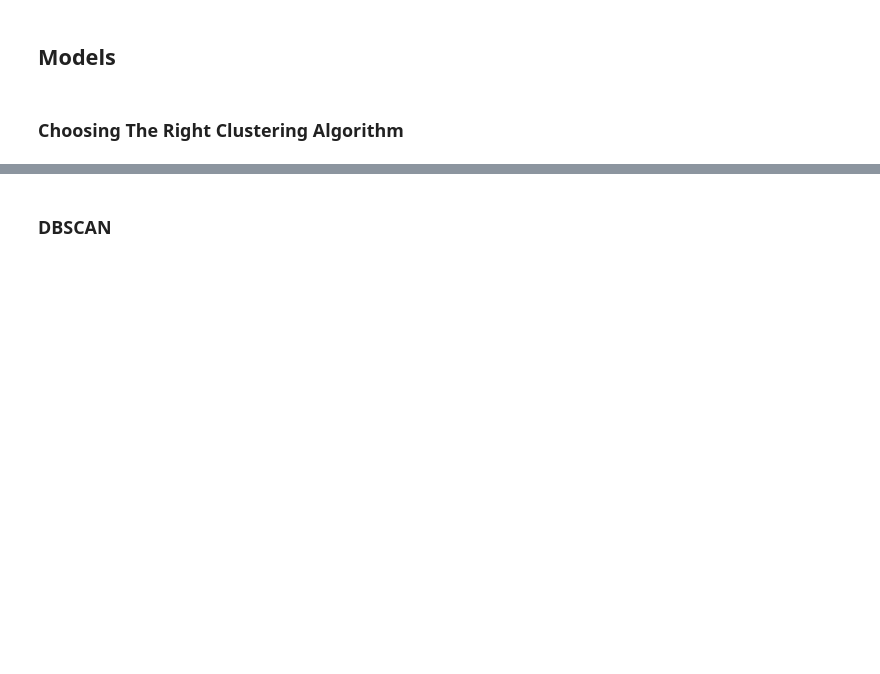
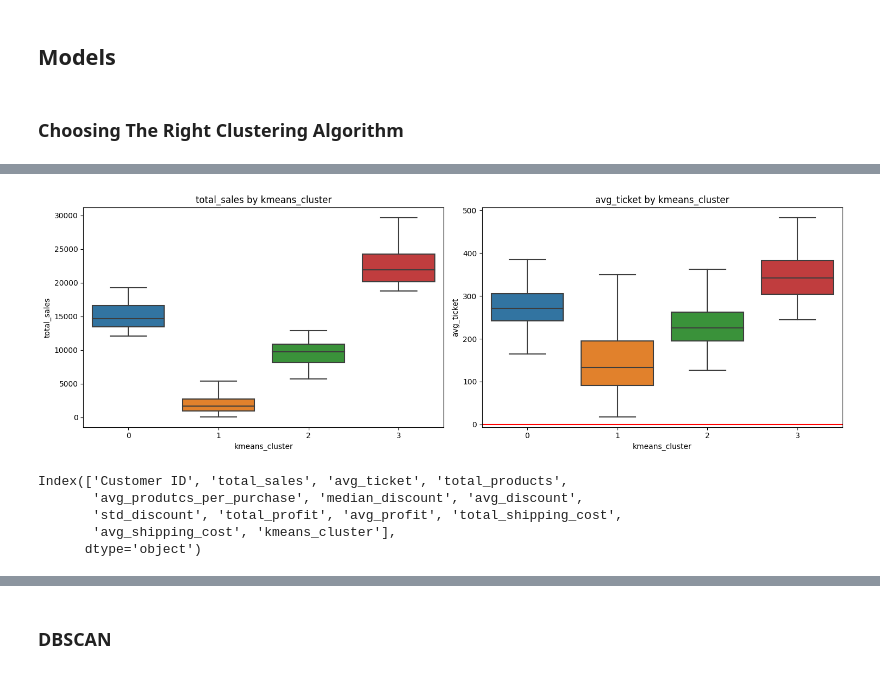
Before and after one commit to pauloreis-ds/machine-learning-essentials, a Jupyter notebook: clustering/p02v01_clustering.ipynb, the cells around one changed output, grey strips where cells are left out. Cells and saved outputs as stored; diff of their text form; code cells hidden in the pictures; blank space fills up the shorter version.

```diff
--- a/clustering/p02v01_clustering.ipynb
+++ b/clustering/p02v01_clustering.ipynb
@@ -200,0 +346,12 @@ df_customer_abt_scaled = scaler.fit_transform(df_customer_abt[features])
+# %%
+plot_cluster_boxplots(df_customer_abt, 'kmeans_cluster', 'total_sales', 'avg_ticket')
+# %% [output]
+[figure, added]
+# %%
+df_customer_abt.columns
+# %% [output]
+Index(['Customer ID', 'total_sales', 'avg_ticket', 'total_products',
+       'avg_produtcs_per_purchase', 'median_discount', 'avg_discount',
+       'std_discount', 'total_profit', 'avg_profit', 'total_shipping_cost',
+       'avg_shipping_cost', 'kmeans_cluster'],
+      dtype='object')
```
Also changed, not shown: parts of 11 cells of this notebook.
